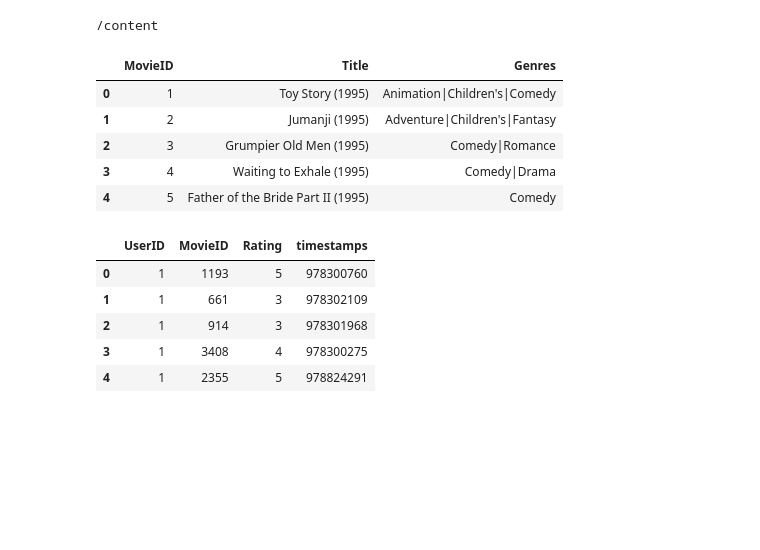
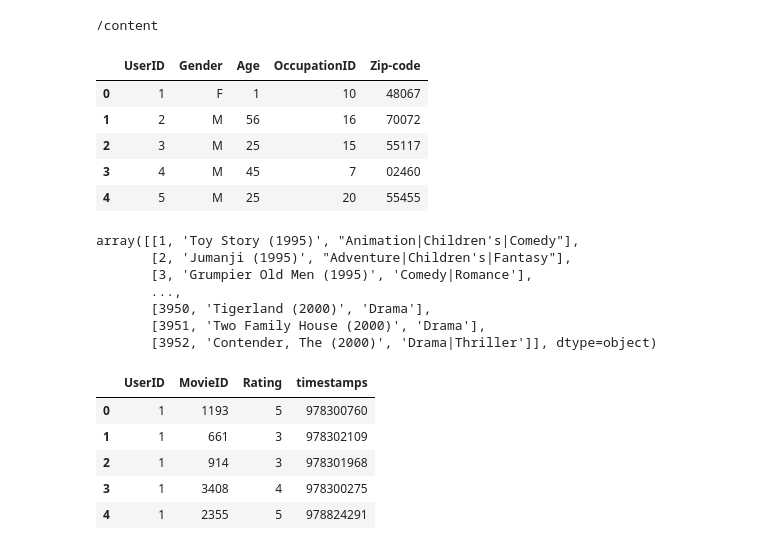
Before and after one commit to zhouxiaoqi0229/note, a Jupyter notebook: movie_recommender.ipynb, the cells around one changed output. Drawn from its saved outputs; the diff is of its cells as text; code cells hidden in the pictures; blank space fills up the shorter version.

```diff
--- a/movie_recommender.ipynb
+++ b/movie_recommender.ipynb
@@ -22,25 +22,34 @@ from os.path import isfile,isdir#判断是否存在文件file 文件夹dir
 from tqdm import tqdm  #Tqdm 是一个快速，可扩展的Python进度条，可以在 Python 长循环中添加一个进度提示信息，用户只需要封装任意的迭代器 tqdm(iterator)
 import zipfile #用来做zip格式的压缩与解压缩
 import hashlib #hash 或者MD5加密
+pd.set_option('display.max_rows',None)
 # %%
 #数据查看
 
 #用户数据
 users_title = ['UserID', 'Gender', 'Age', 'OccupationID', 'Zip-code']
 users = pd.read_csv('./users.dat',sep='::', header=None, names=users_title, engine = 'python')
-users.info
+users.head(5)
+# %% [output]
+|  | UserID | Gender | Age | OccupationID | Zip-code |
+| 0 | 1 | F | 1 | 10 | 48067 |
+| 1 | 2 | M | 56 | 16 | 70072 |
+| 2 | 3 | M | 25 | 15 | 55117 |
+| 3 | 4 | M | 45 | 7 | 02460 |
+| 4 | 5 | M | 25 | 20 | 55455 |
 # %%
 #电影数据
 movies_title = ['MovieID', 'Title', 'Genres']
 movies = pd.read_csv('./movies.dat', sep='::', header=None, names=movies_title, engine = 'python')
-movies.head()
+movies.values
 # %% [output]
-|  | MovieID | Title | Genres |
-| 0 | 1 | Toy Story (1995) | Animation|Children's|Comedy |
-| 1 | 2 | Jumanji (1995) | Adventure|Children's|Fantasy |
-| 2 | 3 | Grumpier Old Men (1995) | Comedy|Romance |
-| 3 | 4 | Waiting to Exhale (1995) | Comedy|Drama |
-| 4 | 5 | Father of the Bride Part II (1995) | Comedy |
+array([[1, 'Toy Story (1995)', "Animation|Children's|Comedy"],
+       [2, 'Jumanji (1995)', "Adventure|Children's|Fantasy"],
+       [3, 'Grumpier Old Men (1995)', 'Comedy|Romance'],
+       ...,
+       [3950, 'Tigerland (2000)', 'Drama'],
+       [3951, 'Two Family House (2000)', 'Drama'],
+       [3952, 'Contender, The (2000)', 'Drama|Thriller']], dtype=object)
 # %%
 #评分数据
 ratings_title = ['UserID','MovieID', 'Rating', 'timestamps']
```
Also changed, not shown: parts of 15 cells of this notebook.
